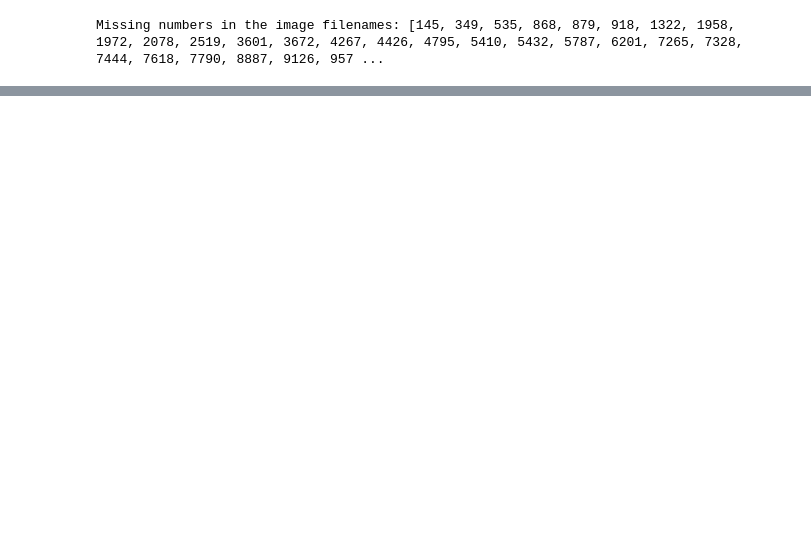
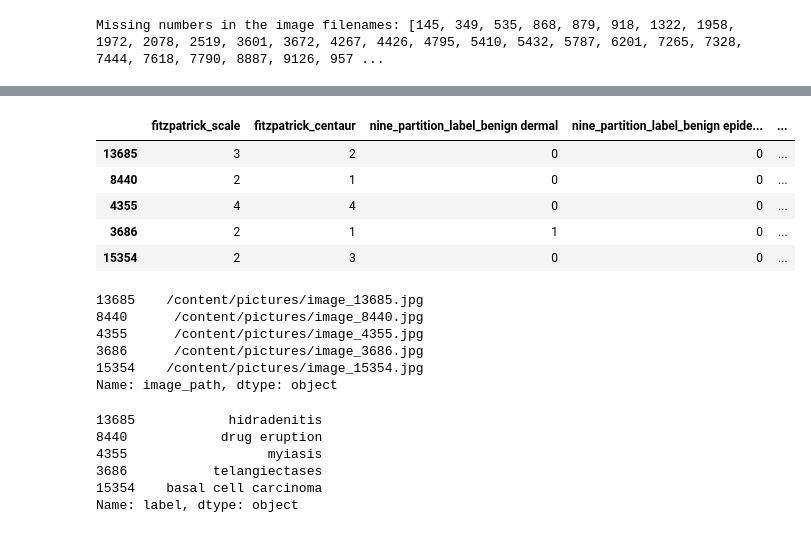
Before and after one commit to Jaime-Simoes/DL_project, a Jupyter notebook: pics_and_split.ipynb, the cells around one changed output, grey strips where cells are left out. Drawn from its saved outputs; the diff is of its cells as text; code cells hidden in the pictures; blank space fills up the shorter version.

```diff
--- a/pics_and_split.ipynb
+++ b/pics_and_split.ipynb
@@ -500,10 +514,3 @@ df_3.head()
-# %%
-image_directory = '/content/pictures'
-
-df_4 = df_3.copy()
-
-# Delete 'url' and 'url_alphanum' columns
-df_4.drop(columns=['url', 'url_alphanum'], inplace=True)
 # %%
 df_4.head()
 # %% [output]
@@ -515,0 +523,7 @@ df_4.head()
+# %%
+image_directory = '/content/pictures'
+
+df_5 = df_4.copy()
+
+# Delete 'url' and 'url_alphanum' columns
+df_5.drop(columns=['url', 'url_alphanum'], inplace=True)
@@ -521,10 +544,10 @@ def image_path(row):
     return image_path
 
 # Add a new column 'image_path' with the file paths of the images
-df_4['image_path'] = df_4.apply(image_path, axis=1)
+df_5['image_path'] = df_5.apply(image_path, axis=1)
 
 # Check if any images are missing
-missing_images = df_4[~df_4['image_path'].apply(os.path.exists)]
+missing_images = df_5[~df_5['image_path'].apply(os.path.exists)]
 if not missing_images.empty:
     print("Indices of rows with missing images:")
     print(missing_images.index)
@@ -545,13 +559,13 @@ df_4.shape
 # Same spots as before I think. If we can't resolve the urls will just have to disregard these rows i guess.
 # %%
 # Define features (X) and target variable (y)
-X_meta = df_4.drop(columns=['image_path', 'label'])
-X_image_paths = df_4['image_path']
-y = df_4['label']
+X_meta = df_5.drop(columns=['image_path', 'label'])
+X_image_paths = df_5['image_path']
+y = df_5['label']
 
 # Split the data into training and validation sets for both metadata and image paths
 X_meta_train, X_meta_val, X_image_train, X_image_val, y_train, y_val = train_test_split(
-    X_meta, X_image_paths, y, test_size=0.2, random_state=42, stratify=y)
+    X_meta, X_image_paths, y, test_size=0.25, random_state=42, stratify=y)
 
 # Check the proportions of classes in the training and validation sets
 train_class_proportions = y_train.value_counts(normalize=True)
@@ -581,0 +644,27 @@ Name: label, Length: 114, dtype: float64
+# %%
+X_meta_train.head()
+# %% [output]
+|  | fitzpatrick_scale | fitzpatrick_centaur | nine_partition_label_benign dermal | nine_partition_label_benign epide... | ... |
+| 13685 | 3 | 2 | 0 | 0 | ... |
+| 8440 | 2 | 1 | 0 | 0 | ... |
+| 4355 | 4 | 4 | 0 | 0 | ... |
+| 3686 | 2 | 1 | 1 | 0 | ... |
+| 15354 | 2 | 3 | 0 | 0 | ... |
+# %%
+X_image_train.head()
+# %% [output]
+13685    /content/pictures/image_13685.jpg
+8440      /content/pictures/image_8440.jpg
+4355      /content/pictures/image_4355.jpg
+3686      /content/pictures/image_3686.jpg
+15354    /content/pictures/image_15354.jpg
+Name: image_path, dtype: object
+# %%
+y_train.head()
+# %% [output]
+13685            hidradenitis
+8440            drug eruption
+4355                  myiasis
+3686           telangiectases
+15354    basal cell carcinoma
+Name: label, dtype: object
```
Also changed, not shown: parts of 26 cells of this notebook.
